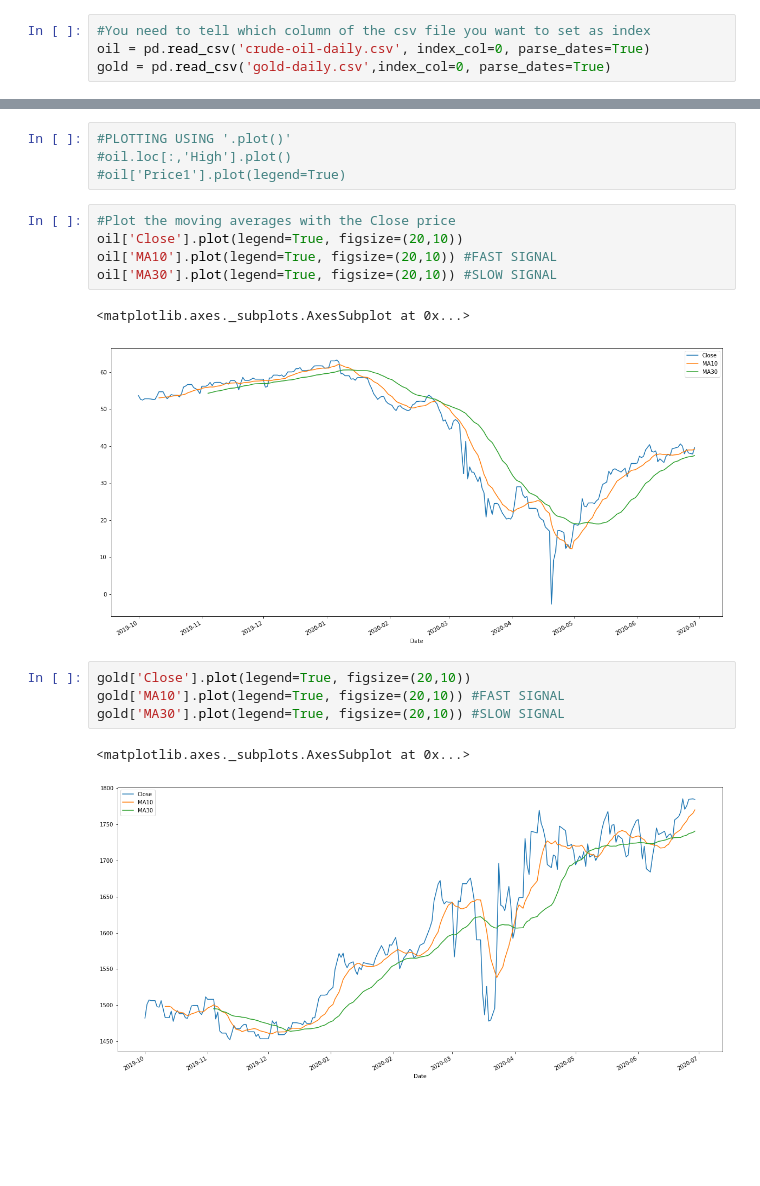
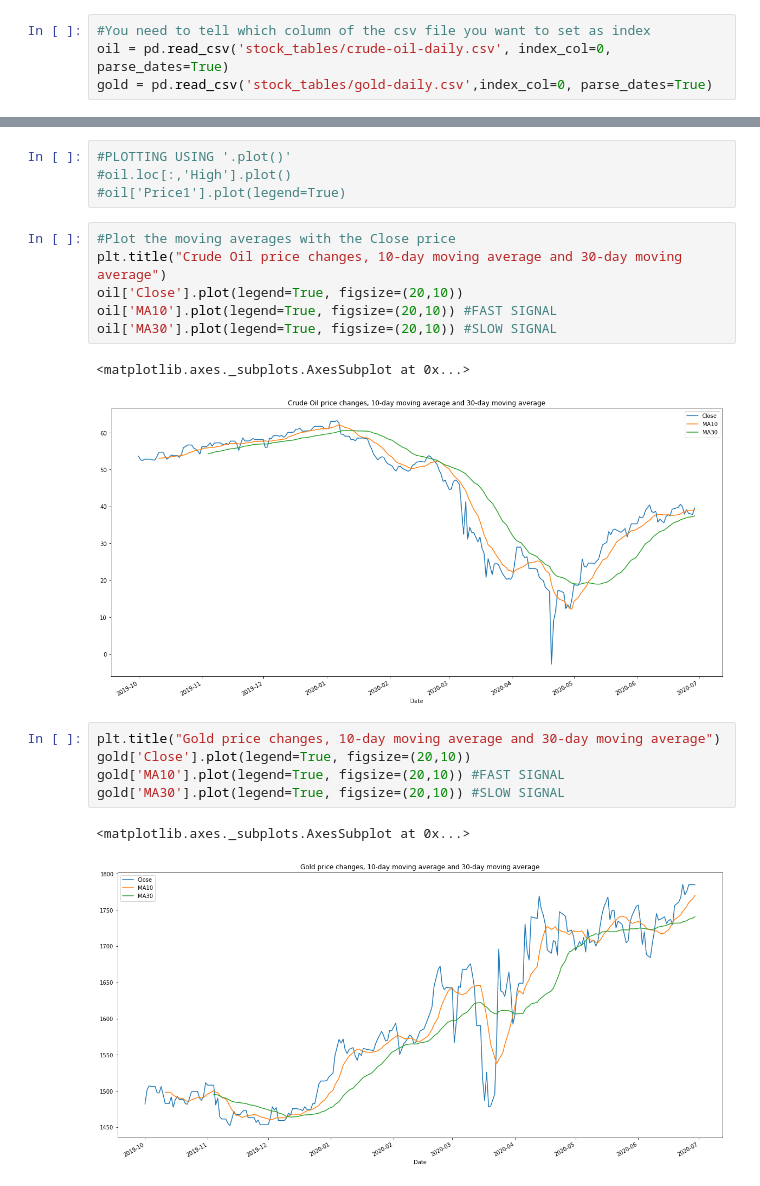
Before and after one commit to GMIT-Project-TeamC/GMIT-project, a Jupyter notebook: commodities_analysis.ipynb, the cells around one changed output, grey strips where cells are left out. Drawn from its saved outputs; the diff is of its cells as text; blank space fills up the shorter version.

Commit message:
final commit including graphs used in the presentation

```diff
--- a/commodities_analysis.ipynb
+++ b/commodities_analysis.ipynb
@@ -5,8 +5,8 @@ import pandas as pd
 import matplotlib.pyplot as plt
 # %%
 #You need to tell which column of the csv file you want to set as index
-oil = pd.read_csv('crude-oil-daily.csv', index_col=0, parse_dates=True)
-gold = pd.read_csv('gold-daily.csv',index_col=0, parse_dates=True)
+oil = pd.read_csv('stock_tables/crude-oil-daily.csv', index_col=0, parse_dates=True)
+gold = pd.read_csv('stock_tables/gold-daily.csv',index_col=0, parse_dates=True)
 # %%
 #filling the NaN spaces
 oil = oil.fillna(method='ffill', limit=2)
@@ -71,16 +71,18 @@ gold['MA30'] = gold['Close'].rolling(30).mean()
 #oil['Price1'].plot(legend=True)
 # %%
 #Plot the moving averages with the Close price
+plt.title("Crude Oil price changes, 10-day moving average and 30-day moving average")
 oil['Close'].plot(legend=True, figsize=(20,10))
 oil['MA10'].plot(legend=True, figsize=(20,10)) #FAST SIGNAL
 oil['MA30'].plot(legend=True, figsize=(20,10)) #SLOW SIGNAL
 # %% [output]
 <matplotlib.axes._subplots.AxesSubplot at 0x...>
-[figure, old version]
+[figure, new version]
 # %%
+plt.title("Gold price changes, 10-day moving average and 30-day moving average")
 gold['Close'].plot(legend=True, figsize=(20,10))
 gold['MA10'].plot(legend=True, figsize=(20,10)) #FAST SIGNAL
 gold['MA30'].plot(legend=True, figsize=(20,10)) #SLOW SIGNAL
 # %% [output]
 <matplotlib.axes._subplots.AxesSubplot at 0x...>
-[figure, old version]
+[figure, new version]
```
Also changed, not shown: 1 other file.
